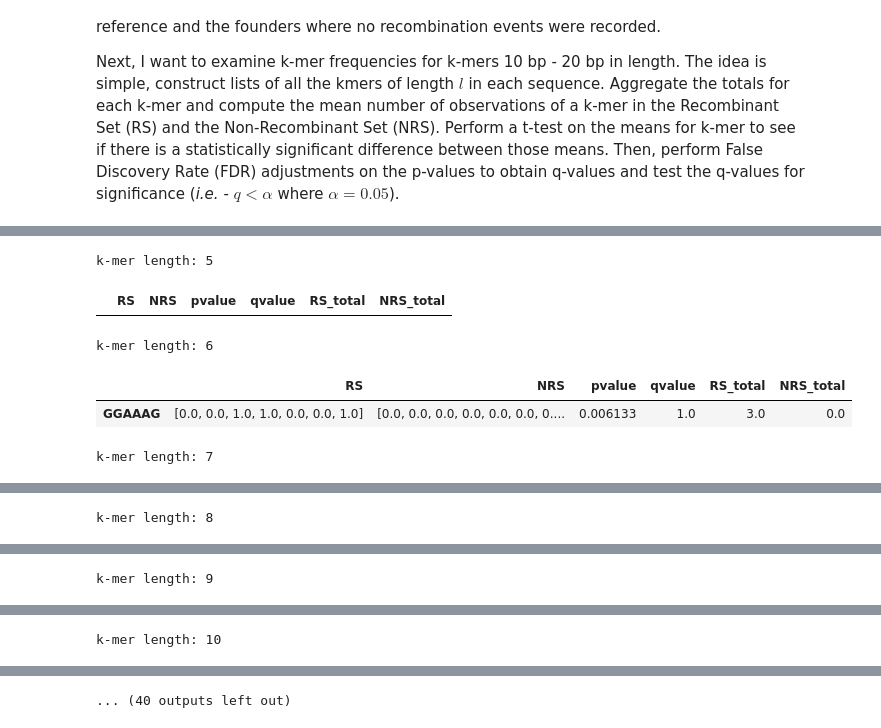
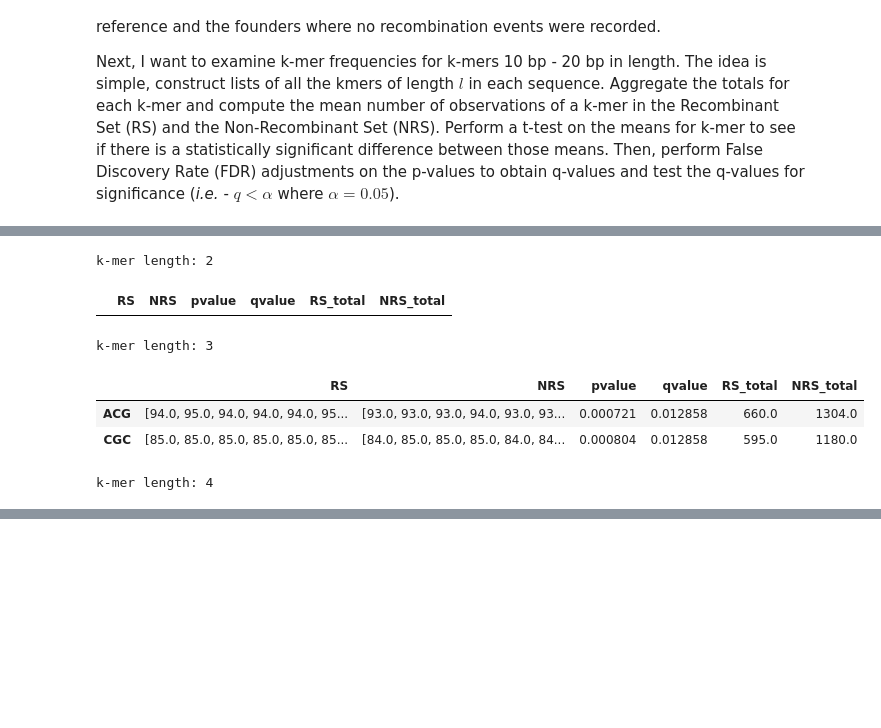
Before and after one commit to danshea/IwateBiotechnologyResearchCenter, a Jupyter notebook: kmer_frequency_analysis.ipynb, the cells around one changed output, grey strips where cells are left out. Saved outputs shown, nothing was run; the diff lists cells and outputs as text; code cells hidden in the pictures; blank space fills up the shorter version.

```diff
--- a/kmer_frequency_analysis.ipynb
+++ b/kmer_frequency_analysis.ipynb
@@ -47,7 +47,7 @@ def get_kmers(d, l=10):
             stop += l
     return results
 # %%
-mink, maxk = (5, 31)
+mink, maxk = (2, 5)
 RS_kmers = OrderedDict()
 NRS_kmers = OrderedDict()
 for m in range(mink, maxk):
@@ -191,13 +177,14 @@ k-mer length: 10
 # %%
 # Examine k-mers that do appear in greater number in RS when compared to the NRS partition
 for i in kmer_dfs:
     print('k-mer length: {}'.format(i))
-    display(kmer_dfs[i].loc[kmer_dfs[i].RS_total > 2.5 * kmer_dfs[i].NRS_total, :])
+    display(kmer_dfs[i].loc[(kmer_dfs[i].RS_total *2 > kmer_dfs[i].NRS_total) & (kmer_dfs[i].qvalue < 0.05), :])
 # %% [output]
-k-mer length: 5
+k-mer length: 2
 |  | RS | NRS | pvalue | qvalue | RS_total | NRS_total |
-k-mer length: 6
+k-mer length: 3
 |  | RS | NRS | pvalue | qvalue | RS_total | NRS_total |
-| GGAAAG | [0.0, 0.0, 1.0, 1.0, 0.0, 0.0, 1.0] | [0.0, 0.0, 0.0, 0.0, 0.0, 0.0, 0.... | 0.006133 | 1.0 | 3.0 | 0.0 |
+| ACG | [94.0, 95.0, 94.0, 94.0, 94.0, 95... | [93.0, 93.0, 93.0, 94.0, 93.0, 93... | 0.000721 | 0.012858 | 660.0 | 1304.0 |
+| CGC | [85.0, 85.0, 85.0, 85.0, 85.0, 85... | [84.0, 85.0, 85.0, 85.0, 84.0, 84... | 0.000804 | 0.012858 | 595.0 | 1180.0 |
-k-mer length: 7
+k-mer length: 4
 |  | RS | NRS | pvalue | qvalue | RS_total | NRS_total |
@@ -205 +192,0 @@ k-mer length: 7
-k-mer length: 8
@@ -210 +192,0 @@ k-mer length: 8
-k-mer length: 9
@@ -215 +192,0 @@ k-mer length: 9
-k-mer length: 10
@@ -220 +192,0 @@ k-mer length: 10
-... (40 outputs left out)
```
Also changed, not shown: parts of 14 cells of this notebook.
